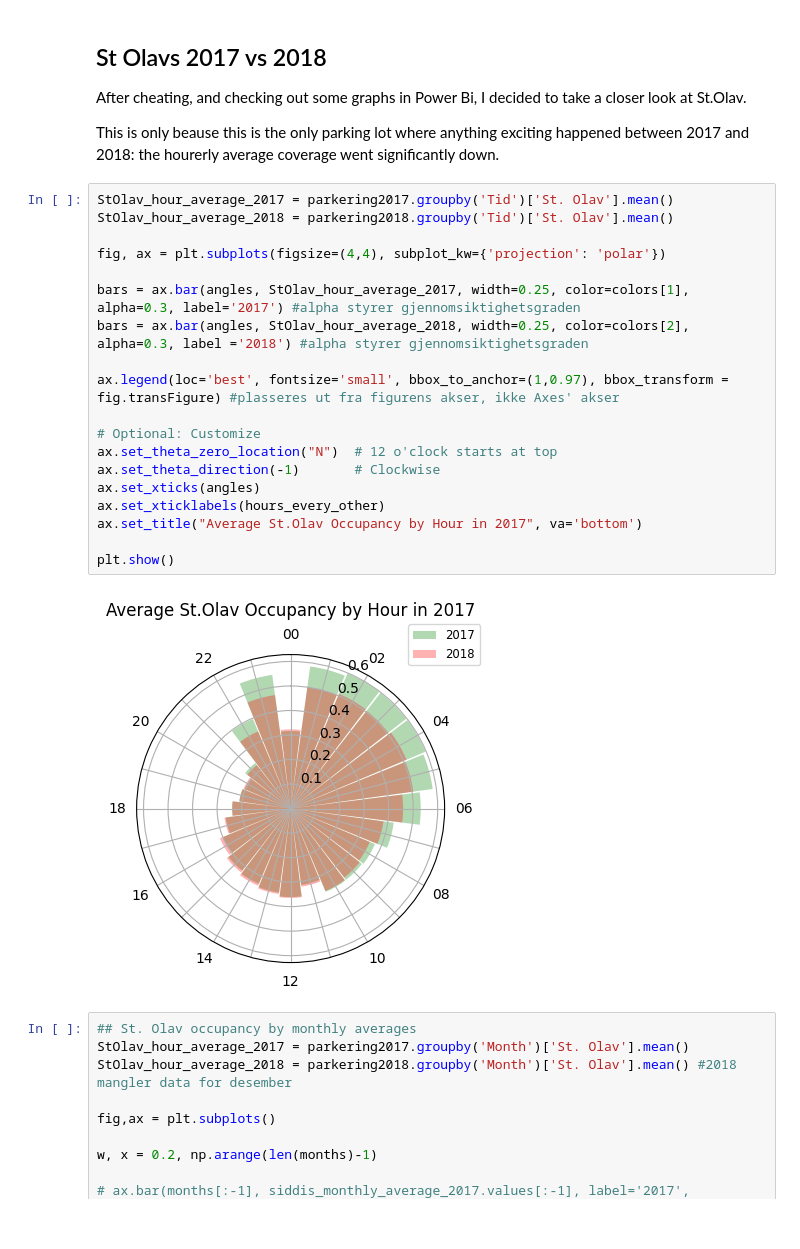
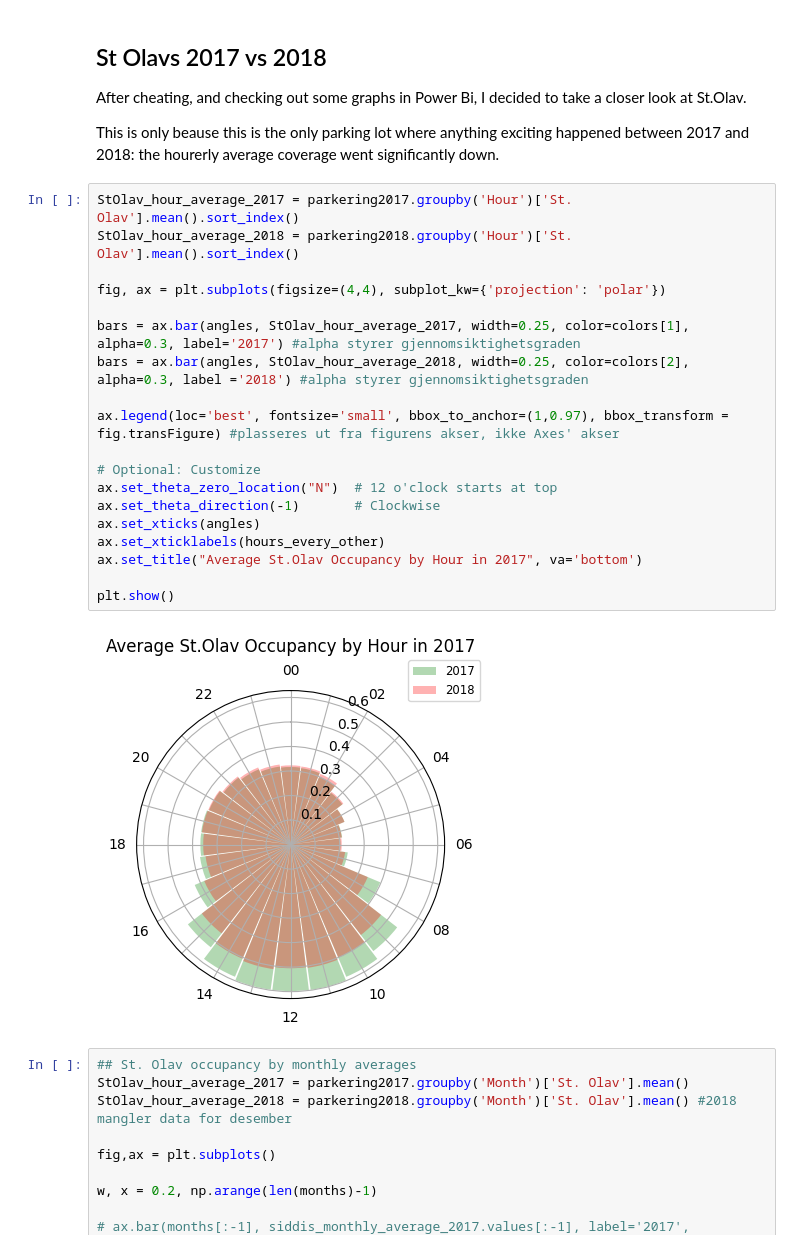
Before and after one commit to lenelise/stavanger_parkinglots, a Jupyter notebook: parking.ipynb, the cells around one changed output. Cells and saved outputs as stored; diff of their text form.

```diff
--- a/parking.ipynb
+++ b/parking.ipynb
@@ -336,26 +352,26 @@ After cheating, and checking out some graphs in Power Bi, I decided to take a cl
 
 This is only beause this is the only parking lot where anything exciting happened between 2017 and 2018: the hourerly average coverage went significantly down.
 # %%
-StOlav_hour_average_2017 = parkering2017.groupby('Tid')['St. Olav'].mean()
-StOlav_hour_average_2018 = parkering2018.groupby('Tid')['St. Olav'].mean()
+StOlav_hour_average_2017 = parkering2017.groupby('Hour')['St. Olav'].mean().sort_index()
+StOlav_hour_average_2018 = parkering2018.groupby('Hour')['St. Olav'].mean().sort_index()
 
 fig, ax = plt.subplots(figsize=(4,4), subplot_kw={'projection': 'polar'})
 
 bars = ax.bar(angles, StOlav_hour_average_2017, width=0.25, color=colors[1], alpha=0.3, label='2017') #alpha styrer gjennomsiktighetsgraden
 bars = ax.bar(angles, StOlav_hour_average_2018, width=0.25, color=colors[2], alpha=0.3, label ='2018') #alpha styrer gjennomsiktighetsgraden
 
 ax.legend(loc='best', fontsize='small', bbox_to_anchor=(1,0.97), bbox_transform = fig.transFigure) #plasseres ut fra figurens akser, ikke Axes' akser
 
 # Optional: Customize
 ax.set_theta_zero_location("N")  # 12 o'clock starts at top
 ax.set_theta_direction(-1)       # Clockwise
 ax.set_xticks(angles)
 ax.set_xticklabels(hours_every_other)
 ax.set_title("Average St.Olav Occupancy by Hour in 2017", va='bottom')
 
 plt.show()
 # %% [output]
-[figure, old version]
+[figure, new version]
 # %%
 ## St. Olav occupancy by monthly averages
 StOlav_hour_average_2017 = parkering2017.groupby('Month')['St. Olav'].mean()
```
Also changed, not shown: parts of 5 cells of this notebook, 1 other file.
